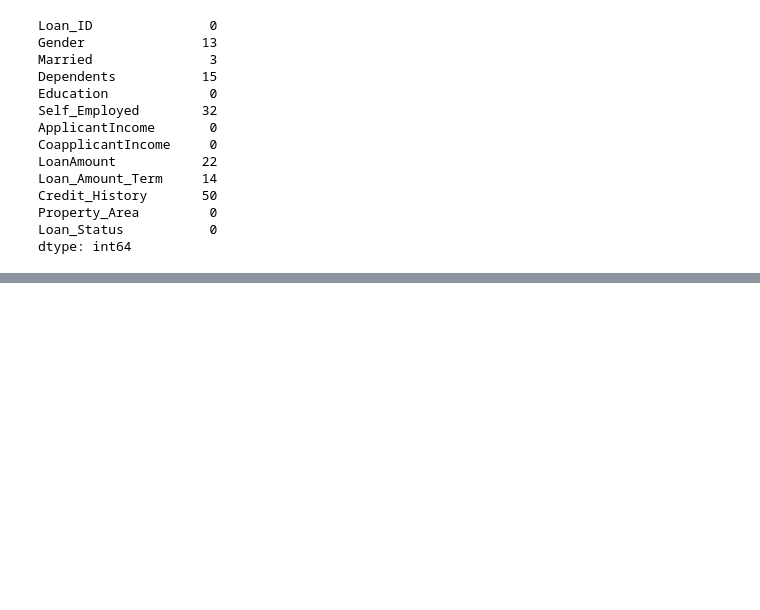
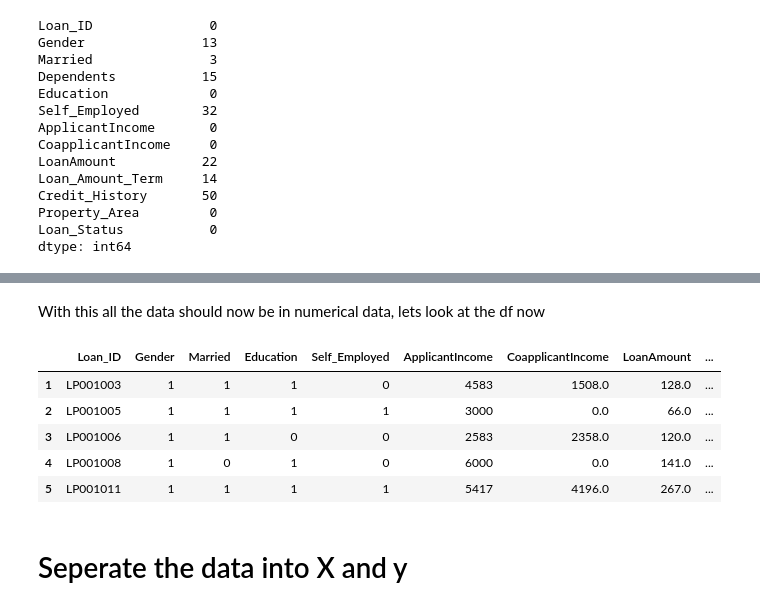
Before and after one commit to AjaydeepSamra/Projects, a Jupyter notebook: LoanApprovalSystem/Loan_Predictor.ipynb, the cells around one changed output, grey strips where cells are left out. Cells and saved outputs as stored; diff of their text form; code cells hidden in the pictures; blank space fills up the shorter version.

```diff
--- a/LoanApprovalSystem/Loan_Predictor.ipynb
+++ b/LoanApprovalSystem/Loan_Predictor.ipynb
@@ -69,0 +193,3 @@ dtype: int64
+# %%
+#same as above
+df["Married"] = np.where(df["Married"] == "Yes", 1, 0)
@@ -69,0 +237,2 @@ dtype: int64
+# %%
+df.replace({"Education" : {"Graduate":1, "Not Graduate":0}, "Gender": {"Male" : 1, "Female":0}, "Self_Employed": {"Yes": 1, "No":0}},inplace= True)
@@ -69,0 +266,4 @@ dtype: int64
+# %%
+#creating dummies, mentioning int at the end so it doesnt give us a bool value
+pa_dummies = pd.get_dummies(df[["Property_Area"]], dtype = int)
+pa_dummies.head()
@@ -69,0 +277,16 @@ dtype: int64
+# %%
+df = df.drop("Property_Area", axis = 1) #axis  1 for column
+df = pd.concat([df, pa_dummies],axis=1)
+# %% [markdown]
+With this all the data should now be in numerical data, lets look at the df now
+# %%
+df.head()
+# %% [output]
+|  | Loan_ID | Gender | Married | Education | Self_Employed | ApplicantIncome | CoapplicantIncome | LoanAmount | ... |
+| 1 | LP001003 | 1 | 1 | 1 | 0 | 4583 | 1508.0 | 128.0 | ... |
+| 2 | LP001005 | 1 | 1 | 1 | 1 | 3000 | 0.0 | 66.0 | ... |
+| 3 | LP001006 | 1 | 1 | 0 | 0 | 2583 | 2358.0 | 120.0 | ... |
+| 4 | LP001008 | 1 | 0 | 1 | 0 | 6000 | 0.0 | 141.0 | ... |
+| 5 | LP001011 | 1 | 1 | 1 | 1 | 5417 | 4196.0 | 267.0 | ... |
+# %% [markdown]
+# Seperate the data into X and y
```
Also changed, not shown: parts of 47 cells of this notebook.
